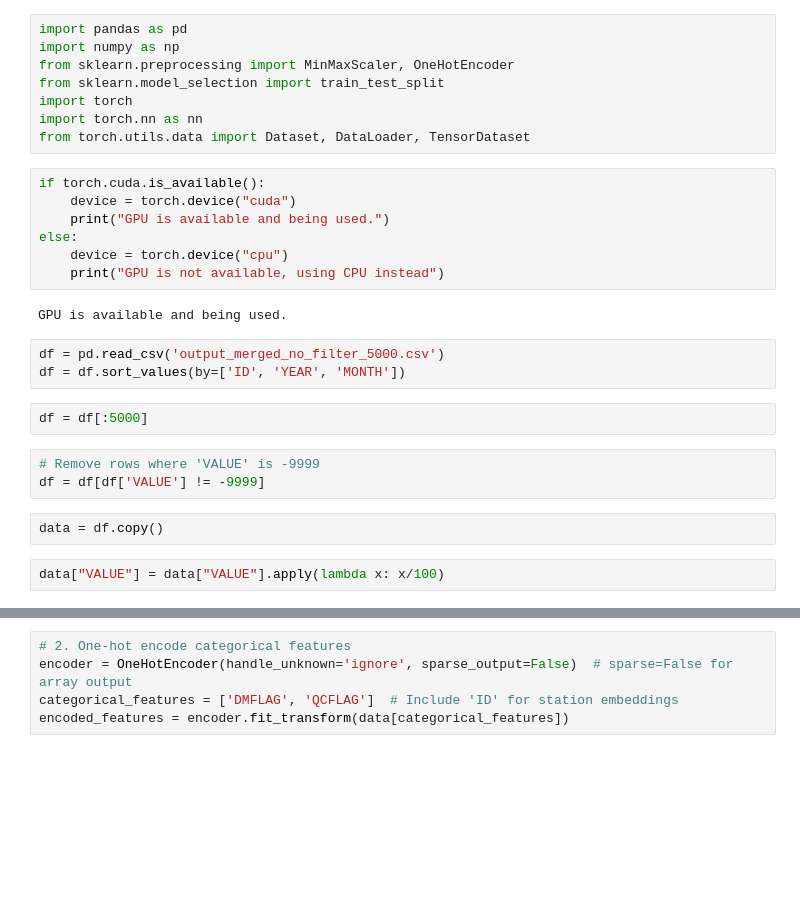
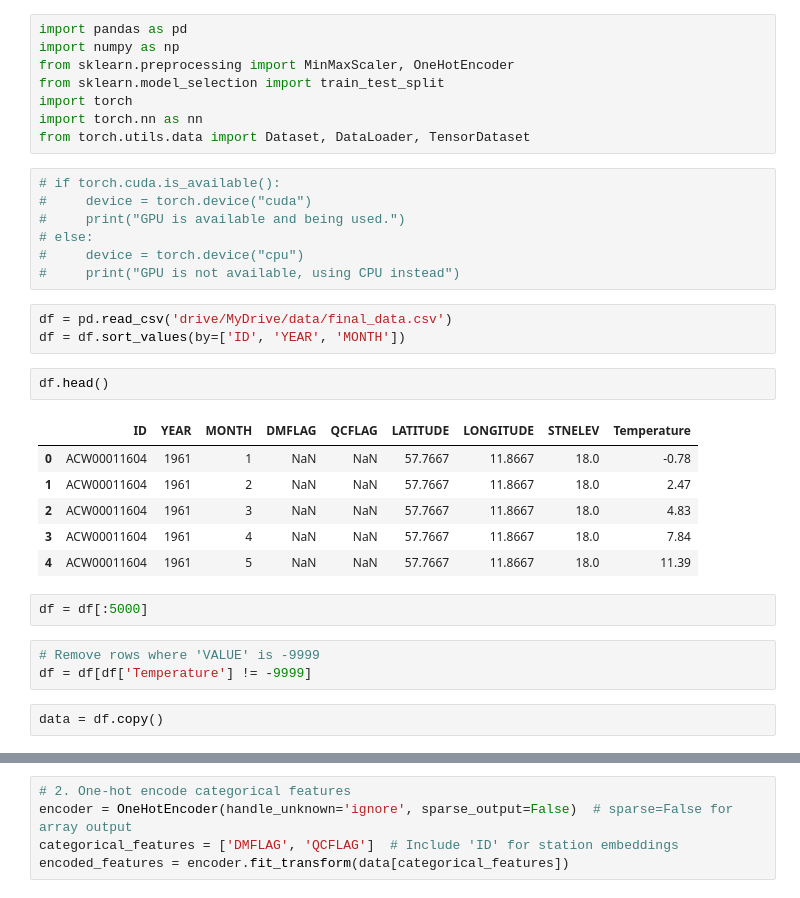
Before and after one commit to killerbeelsl/weather_temperature_prediction_with_transformer, a Jupyter notebook: data_preprocessing.ipynb, the cells around one changed output, grey strips where cells are left out. Cells and saved outputs as stored; diff of their text form; blank space fills up the shorter version.

```diff
--- a/data_preprocessing.ipynb
+++ b/data_preprocessing.ipynb
@@ -9,23 +9,28 @@ import torch
 import torch.nn as nn
 from torch.utils.data import Dataset, DataLoader, TensorDataset
 # %%
-if torch.cuda.is_available():
-    device = torch.device("cuda")
-    print("GPU is available and being used.")
-else:
-    device = torch.device("cpu")
-    print("GPU is not available, using CPU instead")
+# if torch.cuda.is_available():
+#     device = torch.device("cuda")
+#     print("GPU is available and being used.")
+# else:
+#     device = torch.device("cpu")
+#     print("GPU is not available, using CPU instead")
-# %% [output]
-GPU is available and being used.
 # %%
-df = pd.read_csv('output_merged_no_filter_5000.csv')
+df = pd.read_csv('drive/MyDrive/data/final_data.csv')
 df = df.sort_values(by=['ID', 'YEAR', 'MONTH'])
+# %%
+df.head()
+# %% [output]
+|  | ID | YEAR | MONTH | DMFLAG | QCFLAG | LATITUDE | LONGITUDE | STNELEV | Temperature |
+| 0 | ACW00011604 | 1961 | 1 | NaN | NaN | 57.7667 | 11.8667 | 18.0 | -0.78 |
+| 1 | ACW00011604 | 1961 | 2 | NaN | NaN | 57.7667 | 11.8667 | 18.0 | 2.47 |
+| 2 | ACW00011604 | 1961 | 3 | NaN | NaN | 57.7667 | 11.8667 | 18.0 | 4.83 |
+| 3 | ACW00011604 | 1961 | 4 | NaN | NaN | 57.7667 | 11.8667 | 18.0 | 7.84 |
+| 4 | ACW00011604 | 1961 | 5 | NaN | NaN | 57.7667 | 11.8667 | 18.0 | 11.39 |
 # %%
 df = df[:5000]
 # %%
 # Remove rows where 'VALUE' is -9999
-df = df[df['VALUE'] != -9999]
+df = df[df['Temperature'] != -9999]
 # %%
 data = df.copy()
-# %%
-data["VALUE"] = data["VALUE"].apply(lambda x: x/100)
```
Also changed, not shown: parts of 15 cells of this notebook.
